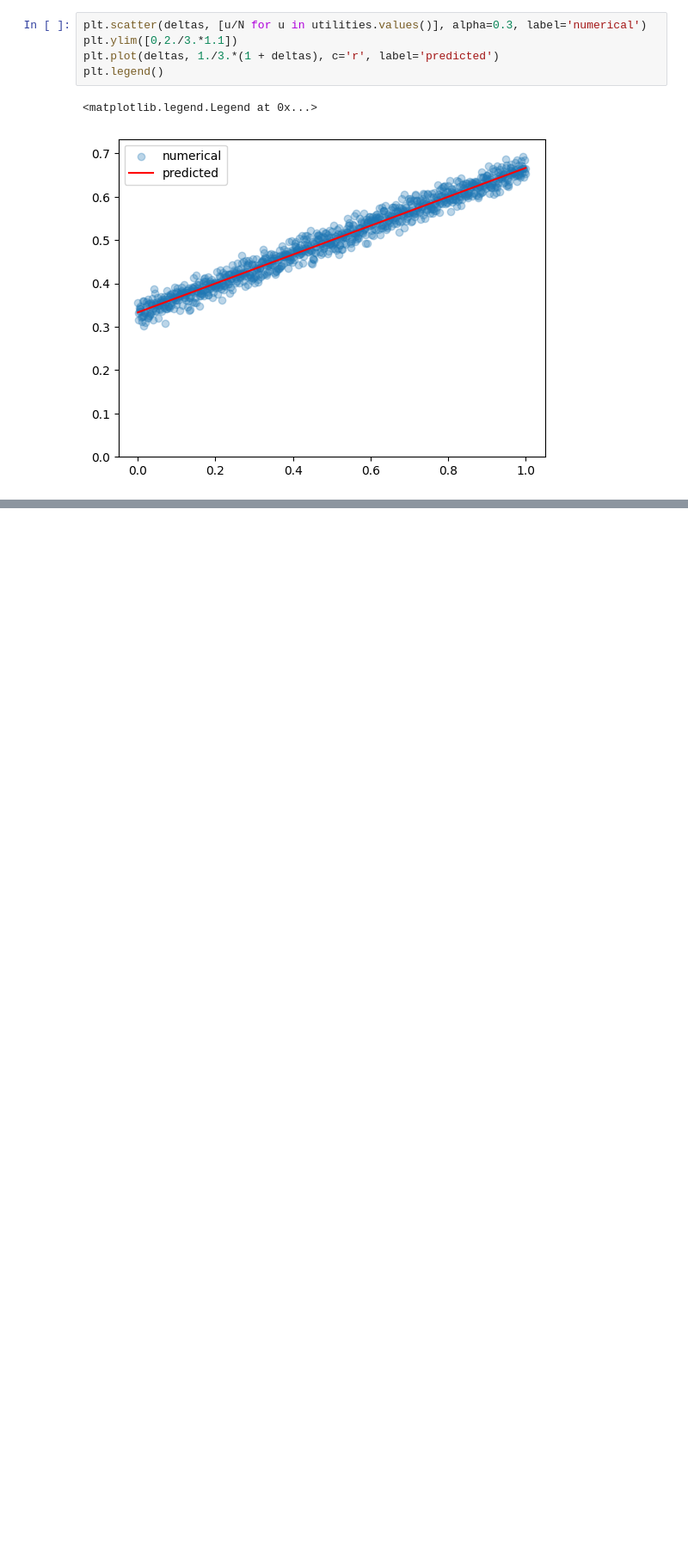
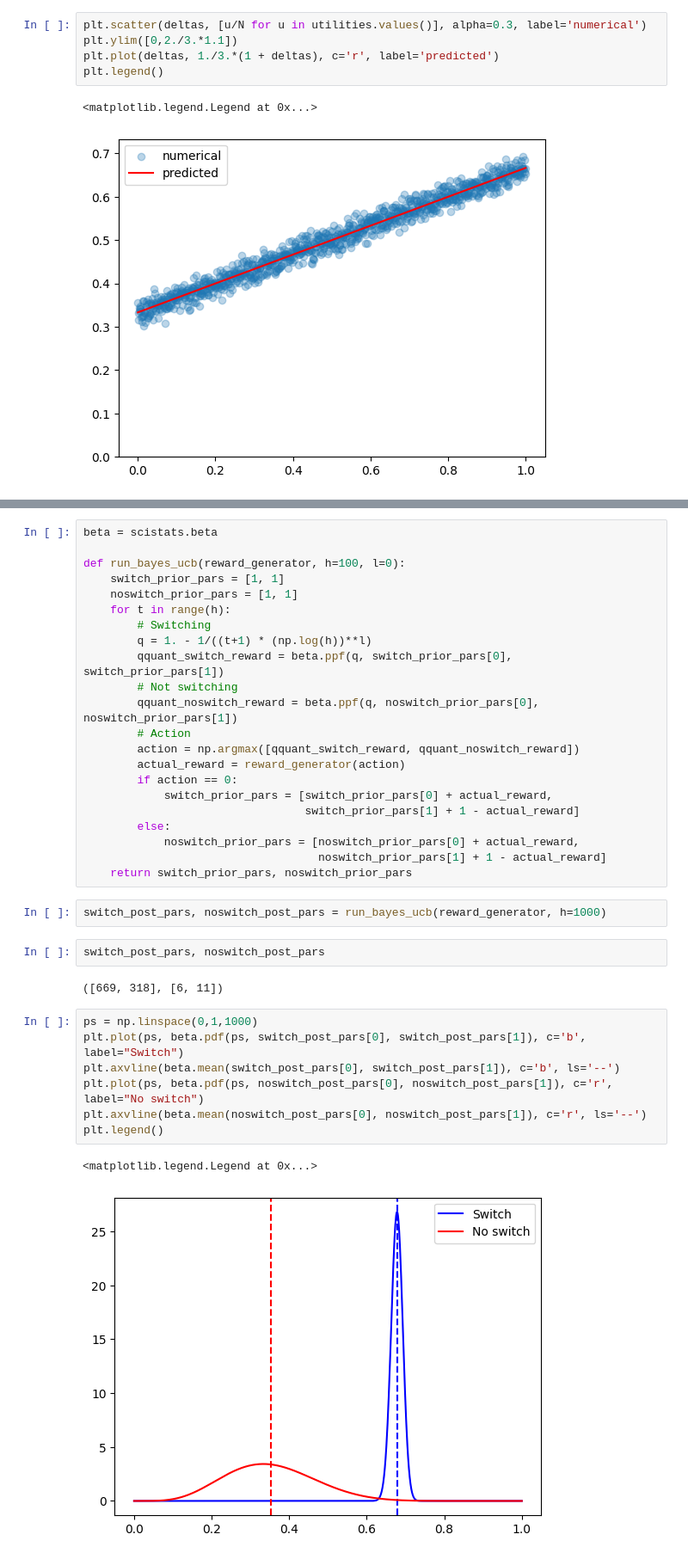
Before and after one commit to joelnmdyer/MontyHallProblem, a Jupyter notebook: The Monty Hall Problem.ipynb, the cells around one changed output, grey strips where cells are left out. Shown at 86% size. Saved outputs shown, nothing was run; the diff lists cells and outputs as text; blank space fills up the shorter version.

```diff
--- a/The Monty Hall Problem.ipynb
+++ b/The Monty Hall Problem.ipynb
@@ -245,0 +289,38 @@ plt.legend()
+# %%
+beta = scistats.beta
+
+def run_bayes_ucb(reward_generator, h=100, l=0):
+    switch_prior_pars = [1, 1]
+    noswitch_prior_pars = [1, 1]
+    for t in range(h):
+        # Switching
+        q = 1. - 1/((t+1) * (np.log(h))**l)
+        qquant_switch_reward = beta.ppf(q, switch_prior_pars[0], switch_prior_pars[1])
+        # Not switching
+        qquant_noswitch_reward = beta.ppf(q, noswitch_prior_pars[0], noswitch_prior_pars[1])
+        # Action
+        action = np.argmax([qquant_switch_reward, qquant_noswitch_reward])
+        actual_reward = reward_generator(action)
+        if action == 0:
+            switch_prior_pars = [switch_prior_pars[0] + actual_reward,
+                                 switch_prior_pars[1] + 1 - actual_reward]
+        else:
+            noswitch_prior_pars = [noswitch_prior_pars[0] + actual_reward,
+                                   noswitch_prior_pars[1] + 1 - actual_reward]
+    return switch_prior_pars, noswitch_prior_pars
+# %%
+switch_post_pars, noswitch_post_pars = run_bayes_ucb(reward_generator, h=1000)
+# %%
+switch_post_pars, noswitch_post_pars
+# %% [output]
+([669, 318], [6, 11])
+# %%
+ps = np.linspace(0,1,1000)
+plt.plot(ps, beta.pdf(ps, switch_post_pars[0], switch_post_pars[1]), c='b', label="Switch")
+plt.axvline(beta.mean(switch_post_pars[0], switch_post_pars[1]), c='b', ls='--')
+plt.plot(ps, beta.pdf(ps, noswitch_post_pars[0], noswitch_post_pars[1]), c='r', label="No switch")
+plt.axvline(beta.mean(noswitch_post_pars[0], noswitch_post_pars[1]), c='r', ls='--')
+plt.legend()
+# %% [output]
+<matplotlib.legend.Legend at 0x...>
+[figure, added]
```
Also changed, not shown: parts of 19 cells of this notebook.
